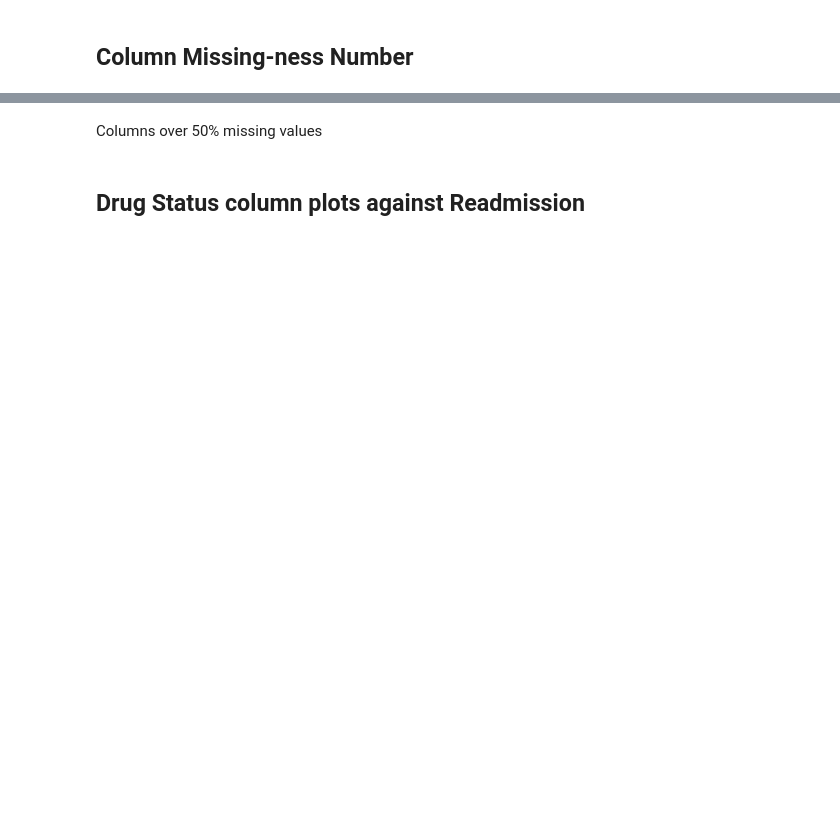
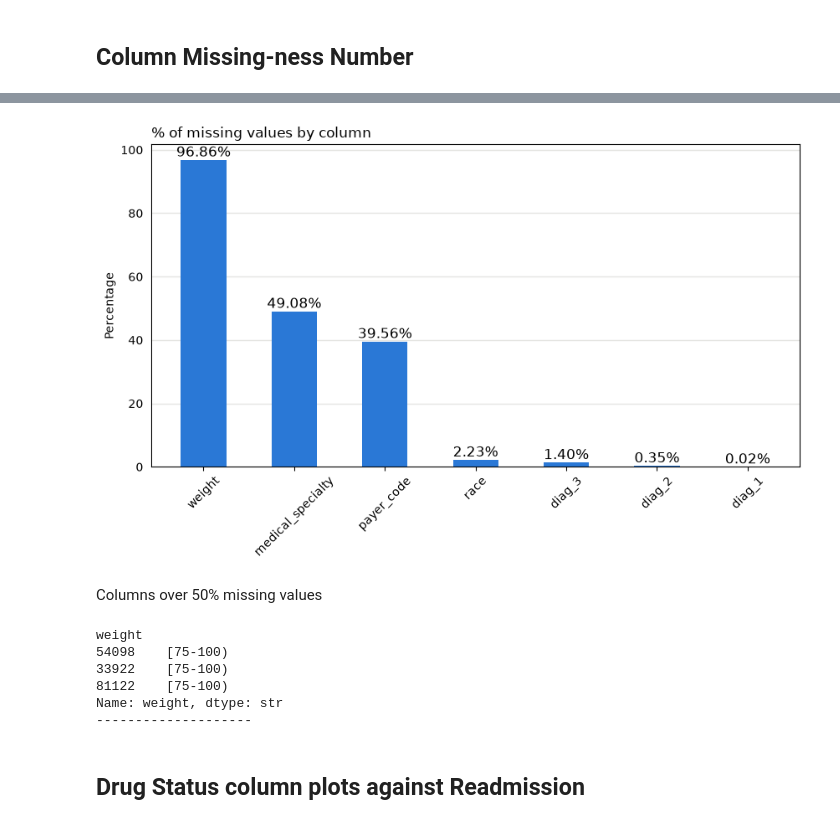
Before and after one commit to CameronLetendre/diabetes-readmission-30d, a Jupyter notebook: notebooks/01_eda.ipynb, the cells around one changed output, grey strips where cells are left out. Cells and saved outputs as stored; diff of their text form; code cells hidden in the pictures; blank space fills up the shorter version.

```diff
--- a/notebooks/01_eda.ipynb
+++ b/notebooks/01_eda.ipynb
@@ -63,6 +81,14 @@ See https://pandas.pydata.org/docs/user_guide/migration-3-strings.html#string-mi
 # %% [markdown]
 Unique Value Counts
 # %%
-for col in df.select_dtypes("object"):
-    print(f"{df[col].value_counts(dropna=False)}\n")
+category_tables = []
+for col in cat_cols:
+    counts = df[col].fillna("Missing").astype(str).value_counts()
+    print(f"{col}\n{counts}\n")
+    table = counts.rename_axis("value").reset_index(name="encounters")
+    table.insert(0, "column", col)
+    category_tables.append(table)
+pd.concat(category_tables, ignore_index=True).to_csv(
+    out / "categorical_counts.csv", index=False
+)
 # %% [output]
@@ -143,8 +188,15 @@ plt.show()
 # %%
 missing_num = []
 
-for col in df.columns:
+for col in raw_columns:
     n_nan = df[col].isna().sum()
     if n_nan:
         missing_num.append([col, n_nan])
         print(f"{col}: {n_nan} NaN,({n_nan / len(df):.1%})")
+
+missing = pd.DataFrame({
+    "missing_count": df[raw_columns].isna().sum(),
+    "missing_pct": df[raw_columns].isna().mean() * 100,
+}).sort_values("missing_pct", ascending=False)
+missing.index.name = "column"
+missing.to_csv(out / "missingness.csv")
@@ -151,30 +211,40 @@ for col in df.columns:
 # %%
 fig, ax = plt.subplots(figsize=(10, 5))
 
 missing_num = sorted(missing_num, key=lambda x: x[1], reverse=True)
 
 cols = [col for col, _ in missing_num]
 pct = [num / len(df) * 100 for _, num in missing_num]
 bars = ax.bar(cols, pct, width=0.5, color="#2a78d6")
-ax.bar_label(bars, labels=[f"{p:.1f}%" for p in pct], fontsize=12)
+ax.bar_label(bars, labels=[f"{p:.2f}%" for p in pct], fontsize=12)
 
 ax.set_title("% of missing values by column", loc="left")
 ax.set_ylabel("Percentage")
 ax.tick_params(axis="x", rotation=45)
 ax.grid(axis="y", color="#e5e5e2", linewidth=1)
 ax.set_axisbelow(True)
 ax.tick_params(left=False)
 
+fig.savefig(out / "missingness.png", dpi=200, bbox_inches="tight")
 plt.show()
+# %% [output]
+[figure, added]
 # %% [markdown]
 Columns over 50% missing values
 # %%
-def read_info(col):
-    print(f"{df[col].dropna().sample(3)}")
-    print(f"{"-"*20}")
-
 for col in cols:
-    read_info(col)
+    if df[col].isna().mean() > 0.5:
+        print(col)
+        available = df[col].dropna()
+        print(available.sample(min(3, len(available)), random_state=42))
+        print("-" * 20)
+# %% [output]
+weight
+54098    [75-100)
+33922    [75-100)
+81122    [75-100)
+Name: weight, dtype: str
+--------------------
 # %% [markdown]
 ## Drug Status column plots against Readmission
 # %%
```
Also changed, not shown: parts of 22 cells of this notebook, 3 other files.
